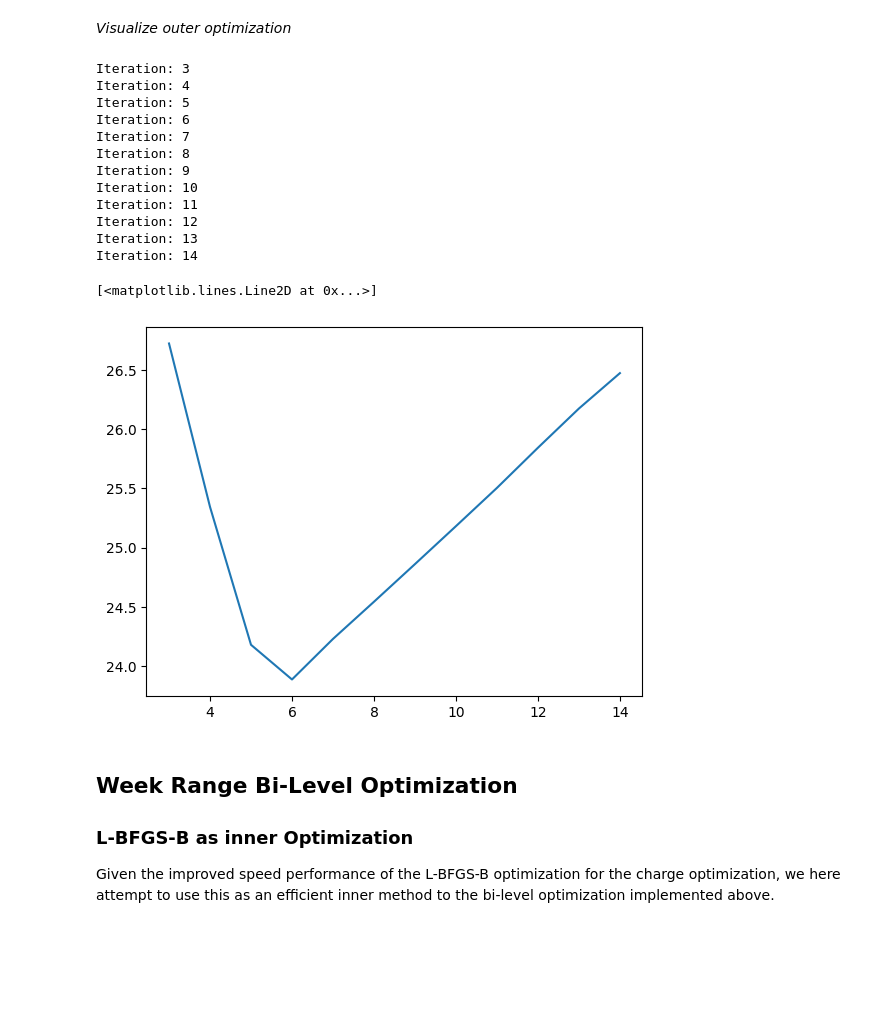
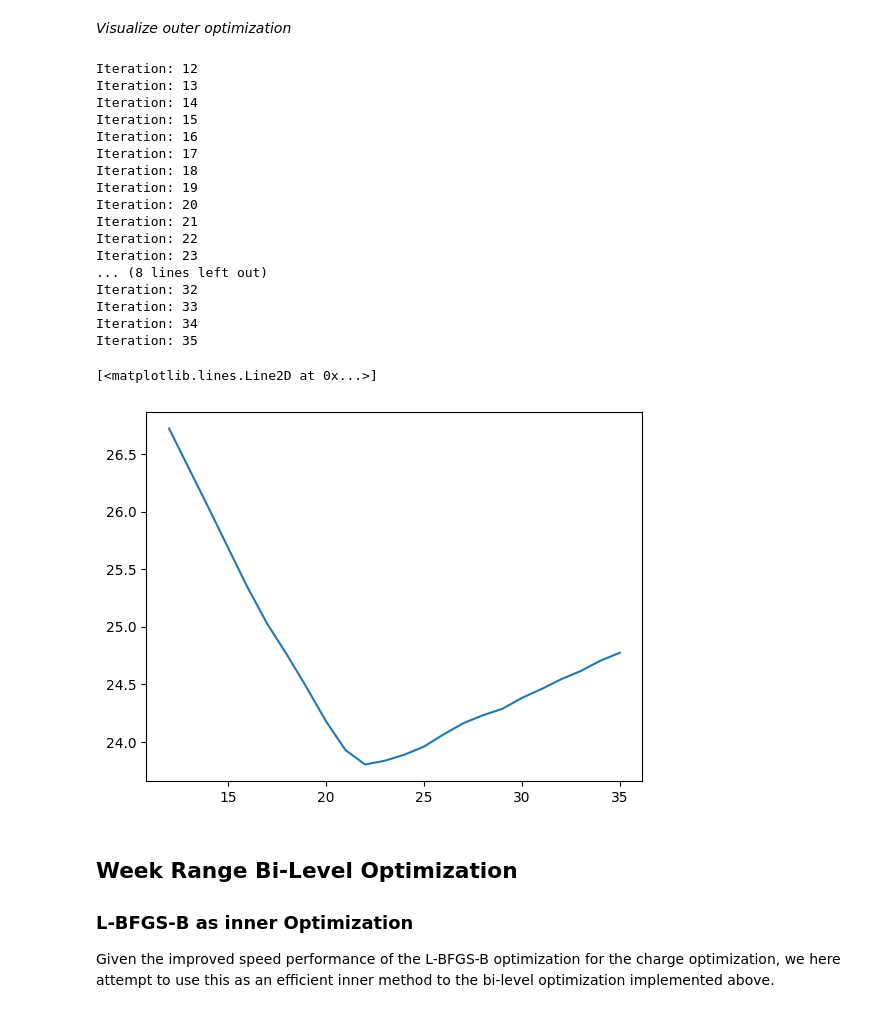
Before and after one commit to alexrtseng/foss-optimization, a Jupyter notebook: Battery_Size_Opt.ipynb, the cells around one changed output. Cells and saved outputs as stored; diff of their text form; code cells hidden in the pictures; blank space fills up the shorter version.

```diff
--- a/Battery_Size_Opt.ipynb
+++ b/Battery_Size_Opt.ipynb
@@ -57,7 +57,7 @@ charge_optimizer = ChargeOptimizer(
     timestep_size=0.5, # half an hour
     max_charge_rate=max_charge_rate,
     max_discharge_rate=max_discharge_rate,
-    batt_capacity=8,  # 13.5 kWh
+    batt_capacity=1000,  # 13.5 kWh
 )
 
 charge_optimizer.local_optimize(method='SLSQP', tol=1e-6)
@@ -305,28 +312,33 @@ STOP: TOTAL NO. of f AND g EVALUATIONS EXCEEDS LIMIT
 # %%
 objective_vals = []
 
-for i in range(3, 15):
-    charge_optimizer.set_batt_capacity(i)
+for i in range(12, 36):
+    charge_optimizer.set_batt_capacity(i / 4.0)
     charge_optimizer.l_bfgs_b_optimize(disp=False, maxiter=3000, maxfun=30000)
     objective_vals.append(float(charge_optimizer.result.fun))
     print(f'Iteration: {i}')
 
-plt.plot(range(3, 15), objective_vals)
+plt.plot(range(12, 36), objective_vals)
 # %% [output]
-Iteration: 3
-Iteration: 4
-Iteration: 5
-Iteration: 6
-Iteration: 7
-Iteration: 8
-Iteration: 9
-Iteration: 10
-Iteration: 11
 Iteration: 12
 Iteration: 13
 Iteration: 14
+Iteration: 15
+Iteration: 16
+Iteration: 17
+Iteration: 18
+Iteration: 19
+Iteration: 20
+Iteration: 21
+Iteration: 22
+Iteration: 23
+... (8 lines left out)
+Iteration: 32
+Iteration: 33
+Iteration: 34
+Iteration: 35
 [<matplotlib.lines.Line2D at 0x...>]
-[figure, old version]
+[figure, new version]
 # %% [markdown]
 ## Week Range Bi-Level Optimization
 ### L-BFGS-B as inner Optimization
```
Also changed, not shown: parts of 8 cells of this notebook, 3 other files.
